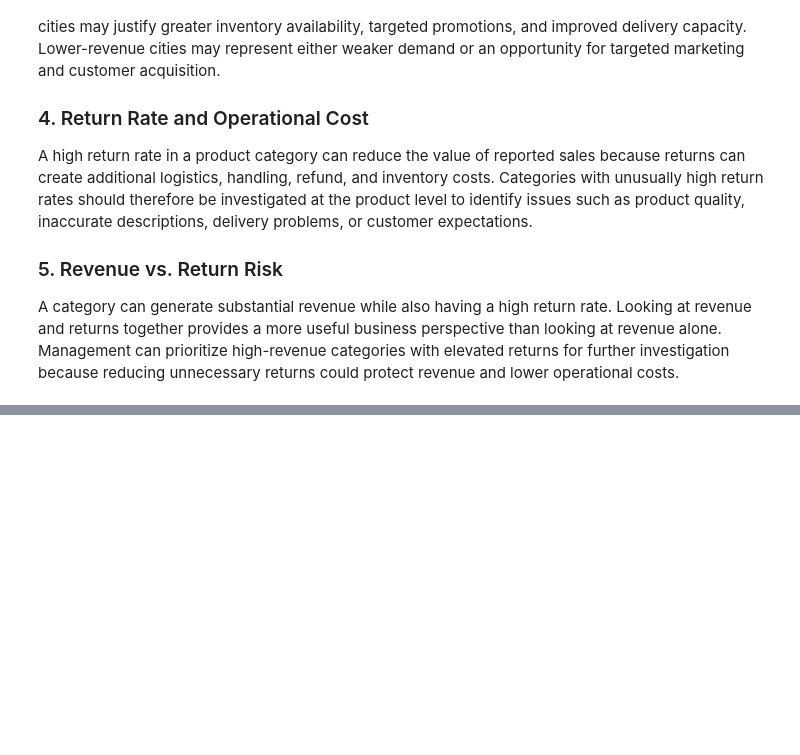
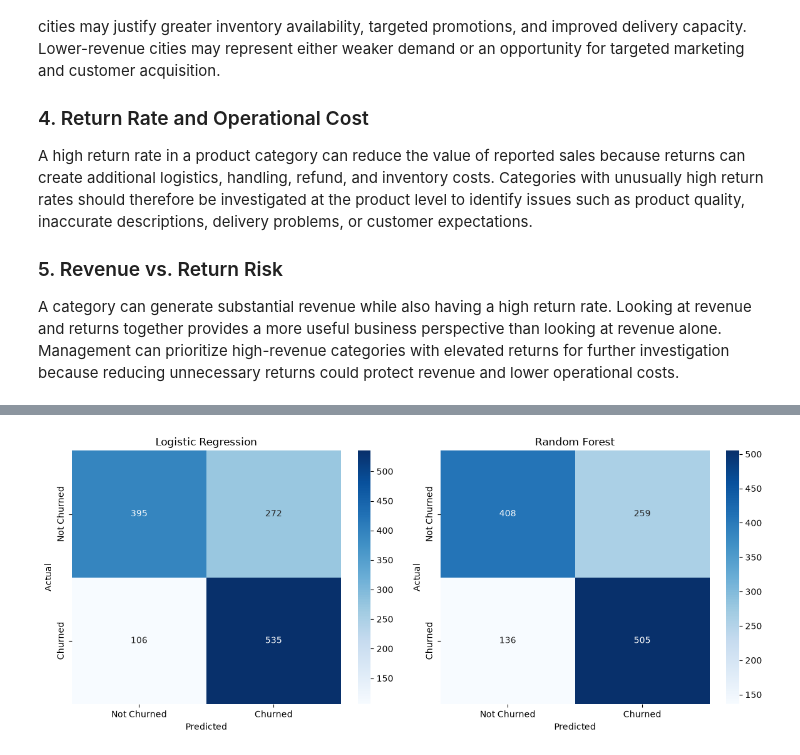
Before and after one commit to arqamowais/Hackathon-DSAI-Batch-1, a Jupyter notebook: Final_Hackathon.ipynb, the cells around one changed output, grey strips where cells are left out. Drawn from its saved outputs; the diff is of its cells as text; code cells hidden in the pictures; blank space fills up the shorter version.

Commit message:
Machine Learning: Customer Churn complete

```diff
--- a/Final_Hackathon.ipynb
+++ b/Final_Hackathon.ipynb
@@ -882,0 +1121,16 @@ protect revenue and lower operational costs.
+# %%
+# Random Forest
+
+random_forest_model = Pipeline([
+    ("preprocessor", preprocessor),
+    (
+        "model",
+        RandomForestClassifier(
+            n_estimators=300,
+            random_state=42,
+            class_weight="balanced"
+        )
+    )
+])
+
+random_forest_model.fit(X_train, y_train)
@@ -882,0 +1244,34 @@ protect revenue and lower operational costs.
+# %%
+# Confusion Matrices
+
+models = {
+    "Logistic Regression": logistic_model,
+    "Random Forest": random_forest_model
+}
+
+fig, axes = plt.subplots(1, 2, figsize=(12, 5))
+
+for ax, (name, model) in zip(axes, models.items()):
+
+    predictions = model.predict(X_test)
+
+    cm = confusion_matrix(y_test, predictions)
+
+    sns.heatmap(
+        cm,
+        annot=True,
+        fmt="d",
+        cmap="Blues",
+        ax=ax,
+        xticklabels=["Not Churned", "Churned"],
+        yticklabels=["Not Churned", "Churned"]
+    )
+
+    ax.set_title(name)
+    ax.set_xlabel("Predicted")
+    ax.set_ylabel("Actual")
+
+plt.tight_layout()
+plt.show()
+# %% [output]
+[figure, added]
```
Also changed, not shown: parts of 11 cells of this notebook.
